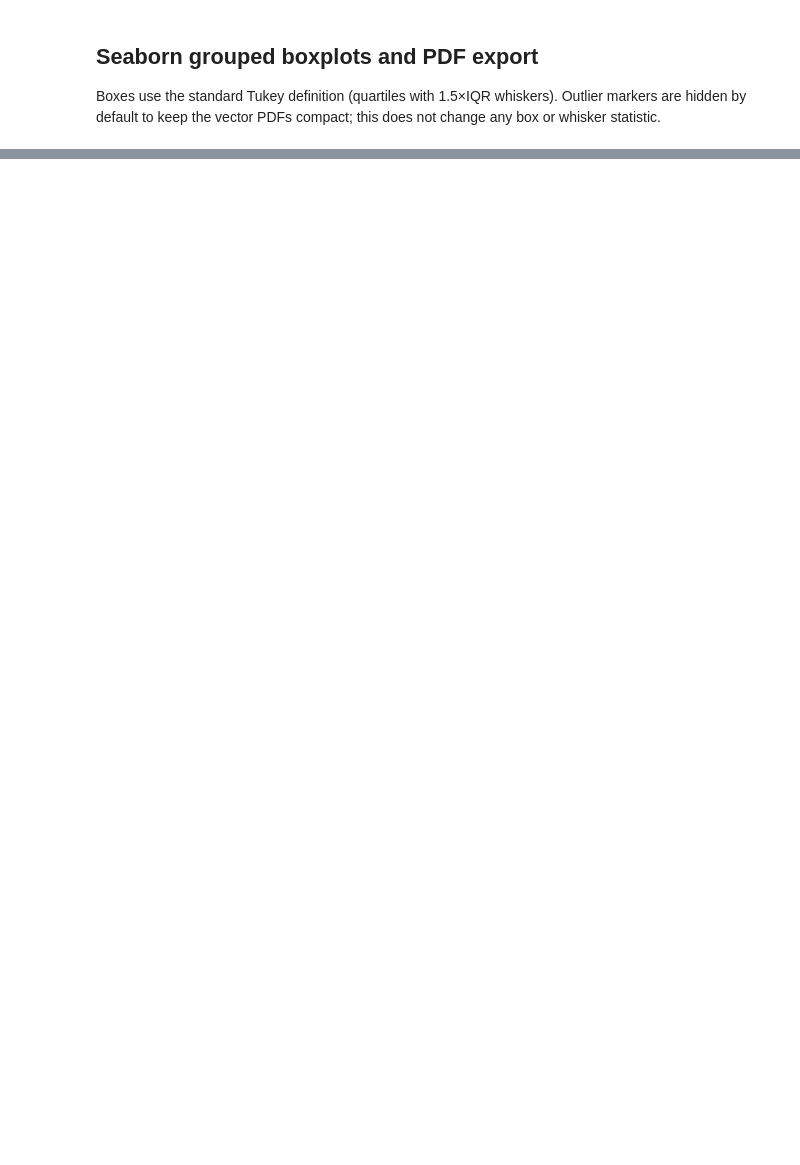
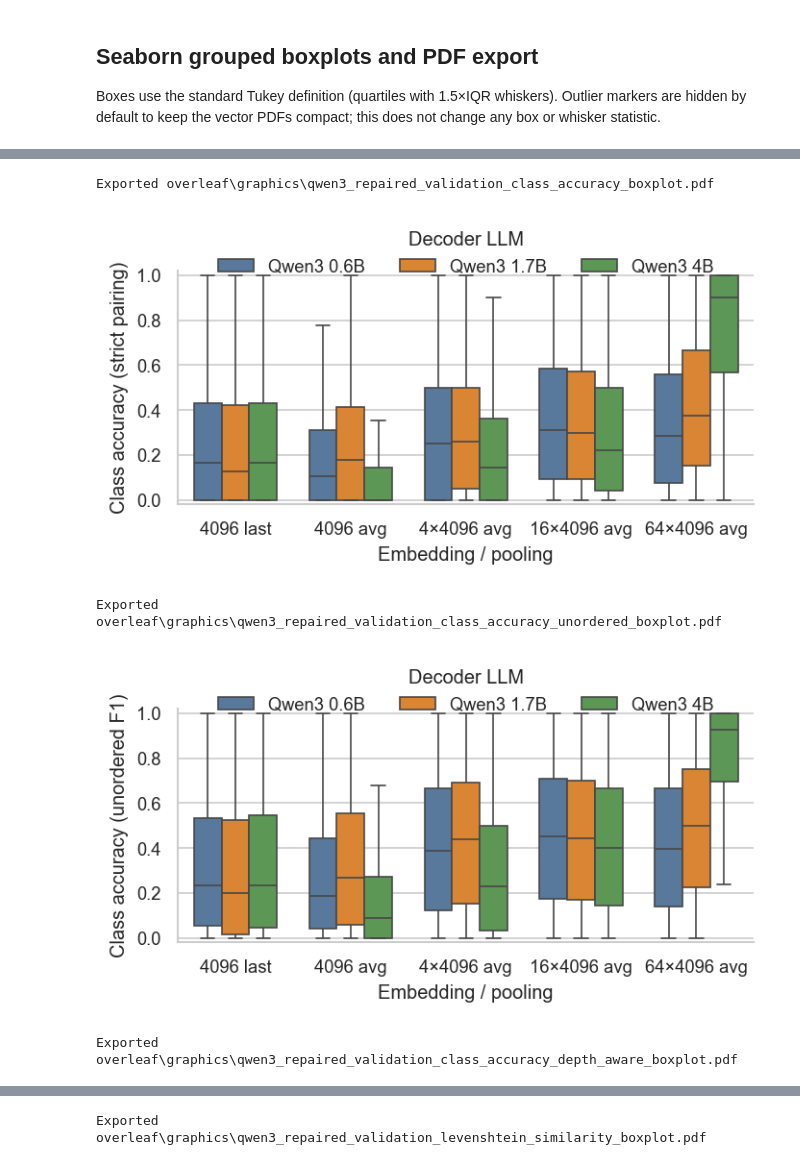
Before and after one commit to yigitBaysoyu/modernizing-screen2vec, a Jupyter notebook: _results_reconstructions_boxplots.ipynb, the cells around one changed output, grey strips where cells are left out. Drawn from its saved outputs; the diff is of its cells as text; code cells hidden in the pictures; blank space fills up the shorter version.

```diff
--- a/_results_reconstructions_boxplots.ipynb
+++ b/_results_reconstructions_boxplots.ipynb
@@ -45,7 +45,7 @@ CACHE_SCHEMA_VERSION = 1
 # -------------------------------- Figure configuration -----------------------
 PDF_DIR = Path("overleaf/graphics")
 PDF_PREFIX = "qwen3_repaired"
-FIGSIZE = (7.2, 3.5)           # inches; change only this for paper sizing.
+FIGSIZE = (4.75, 2.75)           # inches; change only this for paper sizing.
 DPI = 150                      # notebook display only; PDFs remain vector.
 SHOW_FLIERS = False            # avoids huge PDFs for ~66k-screen runs.
 BOX_WIDTH = 0.72
@@ -335,6 +417,7 @@ def grouped_boxplot(metric, spec):
         ax=ax,
     )
 
+    ax.set_ylim(-0.05, 1.05)
     ax.set_xlabel("Embedding / pooling")
     ax.set_ylabel(spec["label"])
 
@@ -405,0 +906,76 @@ print("\n".join(str(path) for path in exported_pdfs))
+# %%
+VALIDATION_Y_PADDING_FRACTION = 0.02
+
+validation_group_counts = validation_plot_data.groupby(
+    ["pooling", "model_label"], observed=True
+).size()
+validation_too_small = validation_group_counts[validation_group_counts.lt(MIN_BOXPLOT_N)]
+if not validation_too_small.empty:
+    raise ValueError(
+        f"Refusing to export validation boxplots with fewer than "
+        f"{MIN_BOXPLOT_N} observations:\n{validation_too_small}"
+    )
+
+
+def grouped_validation_boxplot(metric, spec):
+    fig, ax = plt.subplots(figsize=FIGSIZE)
+    sns.boxplot(
+        data=validation_plot_data, x="pooling_label", y=metric, hue="model_label",
+        order=[POOL_LABELS[name] for name in POOL_ORDER],
+        hue_order=[MODEL_LABELS[size] for size in MODEL_SIZES],
+        palette=PALETTE, width=BOX_WIDTH, linewidth=LINE_WIDTH,
+        showfliers=SHOW_FLIERS, whis=1.5, ax=ax,
+    )
+    ax.set_xlabel("Embedding / pooling")
+    ax.set_ylabel(spec["label"])
+
+    if spec["ylim"] is not None:
+        y_min, y_max = spec["ylim"]
+        ax.set_ylim(y_min, y_max)
+        y_ticks = ax.get_yticks()
+        y_ticks = y_ticks[(y_ticks >= y_min) & (y_ticks <= y_max)]
+        y_pad = VALIDATION_Y_PADDING_FRACTION * (y_max - y_min)
+        ax.set_ylim(y_min - y_pad, y_max + y_pad)
+        ax.set_yticks(y_ticks)
+    else:
+        y_min, y_max = ax.get_ylim()
+        y_pad = VALIDATION_Y_PADDING_FRACTION * (y_max - y_min)
+        ax.set_ylim(y_min - y_pad, y_max + y_pad)
+
+    if SHOW_TITLES:
+        ax.set_title(f"{spec['label']} — repaired reconstructions, validation only")
+    ax.tick_params(axis="x", rotation=0)
+    ax.grid(axis="x", visible=False)
+    ax.legend(
+        title="Decoder LLM", loc="upper center", bbox_to_anchor=(0.5, 1.20),
+        ncol=3, frameon=False, borderaxespad=0,
+    )
+    fig.tight_layout()
+
+    output_path = PDF_DIR / f"{PDF_PREFIX}_validation_{spec['slug']}_boxplot.pdf"
+    fig.savefig(
+        output_path, format="pdf", bbox_inches="tight",
+        metadata={
+            "Creator": "Matplotlib + Seaborn",
+            "Title": f"{spec['label']} — validation only",
+        },
+    )
+    print(f"Exported {output_path}")
+    return fig, ax, output_path
+
+
+validation_exported_pdfs = []
+for metric, spec in METRIC_SPECS.items():
+    fig, ax, output_path = grouped_validation_boxplot(metric, spec)
+    validation_exported_pdfs.append(output_path)
+    plt.show()
+    plt.close(fig)
+
+print("\nValidation PDF exports:")
+print("\n".join(str(path) for path in validation_exported_pdfs))
+# %% [output]
+Exported overleaf\graphics\qwen3_repaired_validation_class_accuracy_boxplot.pdf
+[figure, added]
+Exported overleaf\graphics\qwen3_repaired_validation_class_accuracy_unordered_boxplot.pdf
+[figure, added]
+Exported overleaf\graphics\qwen3_repaired_validation_class_accuracy_depth_aware_boxplot.pdf
@@ -405,0 +983 @@ print("\n".join(str(path) for path in exported_pdfs))
+Exported overleaf\graphics\qwen3_repaired_validation_levenshtein_similarity_boxplot.pdf
```
Also changed, not shown: parts of 13 cells of this notebook, 5 other files.
